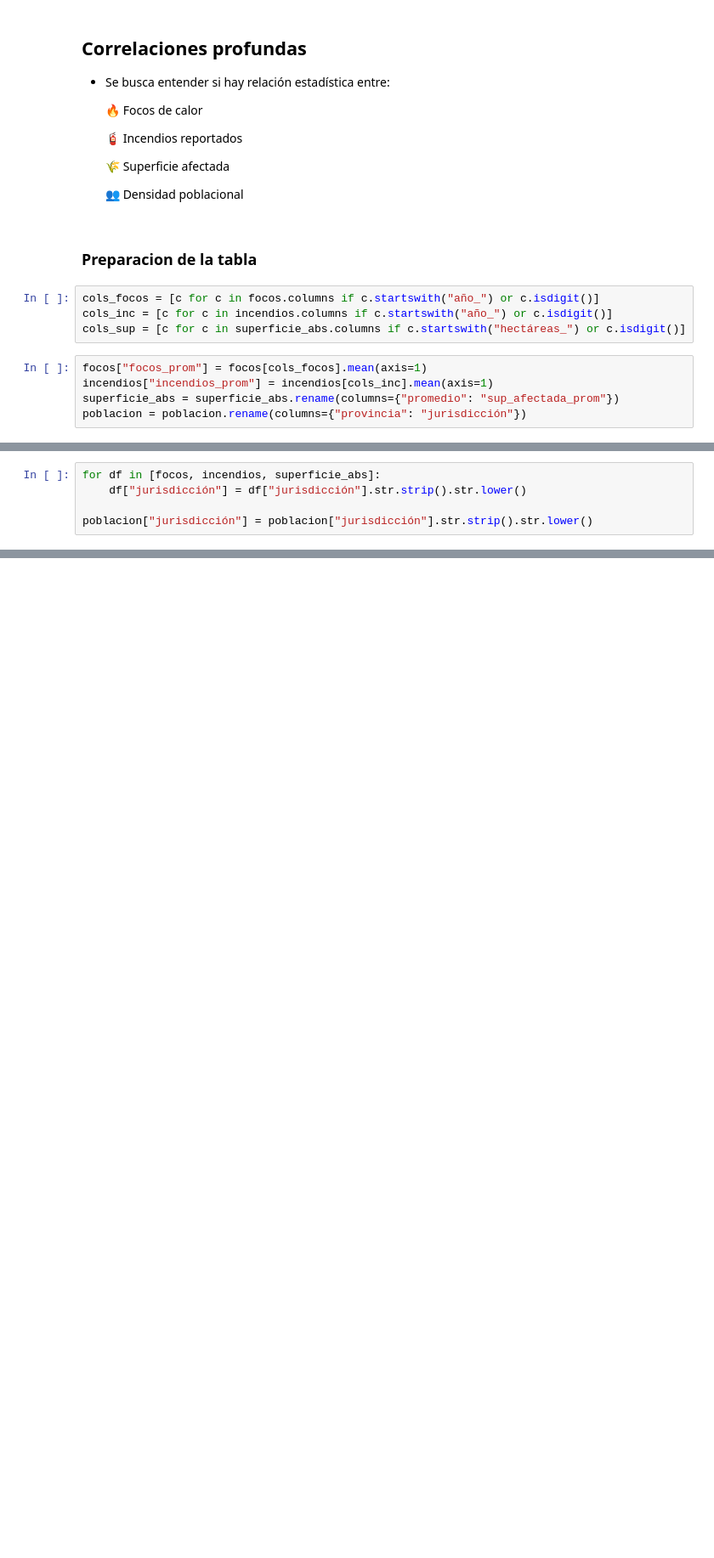
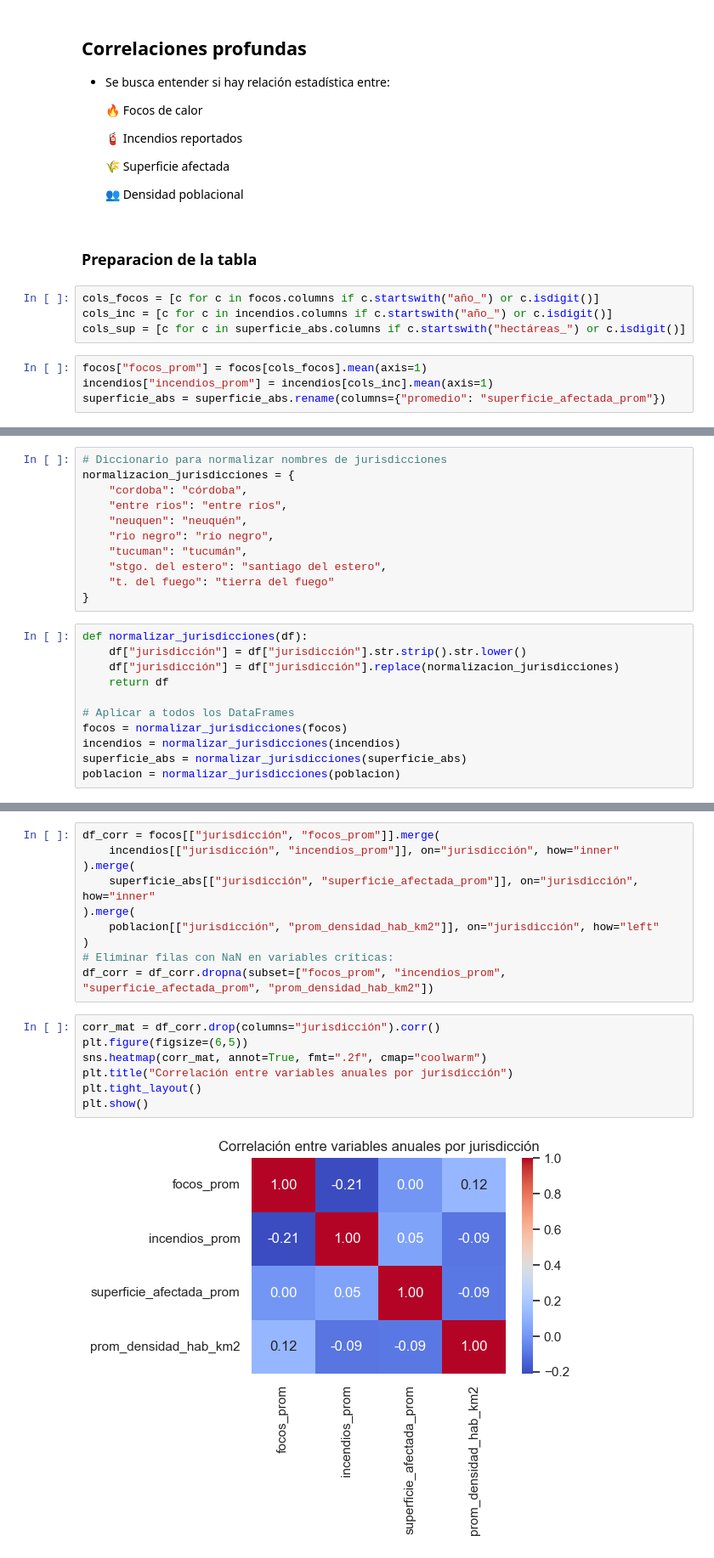
Before and after one commit to FNT138/Analisis_PrediccionIncendiosForestales, a Jupyter notebook: Proy.ipynb, the cells around one changed output, grey strips where cells are left out. Shown at 85% size. Saved outputs shown, nothing was run; the diff lists cells and outputs as text; blank space fills up the shorter version.

```diff
--- a/Proy.ipynb
+++ b/Proy.ipynb
@@ -219,5 +219,4 @@ cols_sup = [c for c in superficie_abs.columns if c.startswith("hectáreas_") or
 # %%
 focos["focos_prom"] = focos[cols_focos].mean(axis=1)
 incendios["incendios_prom"] = incendios[cols_inc].mean(axis=1)
-superficie_abs = superficie_abs.rename(columns={"promedio": "sup_afectada_prom"})
-poblacion = poblacion.rename(columns={"provincia": "jurisdicción"})
+superficie_abs = superficie_abs.rename(columns={"promedio": "superficie_afectada_prom"})
@@ -244,5 +225,22 @@ poblacion
+# %%
+# Diccionario para normalizar nombres de jurisdicciones
+normalizacion_jurisdicciones = {
+    "cordoba": "córdoba",
+    "entre rios": "entre ríos",
+    "neuquen": "neuquén",
+    "rio negro": "río negro",
+    "tucuman": "tucumán",
+    "stgo. del estero": "santiago del estero",
+    "t. del fuego": "tierra del fuego"
+}
 # %%
-for df in [focos, incendios, superficie_abs]:
+def normalizar_jurisdicciones(df):
     df["jurisdicción"] = df["jurisdicción"].str.strip().str.lower()
+    df["jurisdicción"] = df["jurisdicción"].replace(normalizacion_jurisdicciones)
+    return df
 
-poblacion["jurisdicción"] = poblacion["jurisdicción"].str.strip().str.lower()
+# Aplicar a todos los DataFrames
+focos = normalizar_jurisdicciones(focos)
+incendios = normalizar_jurisdicciones(incendios)
+superficie_abs = normalizar_jurisdicciones(superficie_abs)
+poblacion = normalizar_jurisdicciones(poblacion)
@@ -266,0 +247,19 @@ poblacion["jurisdicción"] = poblacion["jurisdicción"].str.strip().str.lower()
+# %%
+df_corr = focos[["jurisdicción", "focos_prom"]].merge(
+    incendios[["jurisdicción", "incendios_prom"]], on="jurisdicción", how="inner"
+).merge(
+    superficie_abs[["jurisdicción", "superficie_afectada_prom"]], on="jurisdicción", how="inner"
+).merge(
+    poblacion[["jurisdicción", "prom_densidad_hab_km2"]], on="jurisdicción", how="left"
+)
+# Eliminar filas con NaN en variables críticas:
+df_corr = df_corr.dropna(subset=["focos_prom", "incendios_prom", "superficie_afectada_prom", "prom_densidad_hab_km2"])
+# %%
+corr_mat = df_corr.drop(columns="jurisdicción").corr()
+plt.figure(figsize=(6,5))
+sns.heatmap(corr_mat, annot=True, fmt=".2f", cmap="coolwarm")
+plt.title("Correlación entre variables anuales por jurisdicción")
+plt.tight_layout()
+plt.show()
+# %% [output]
+[figure, added]
```
Also changed, not shown: parts of 9 cells of this notebook.
